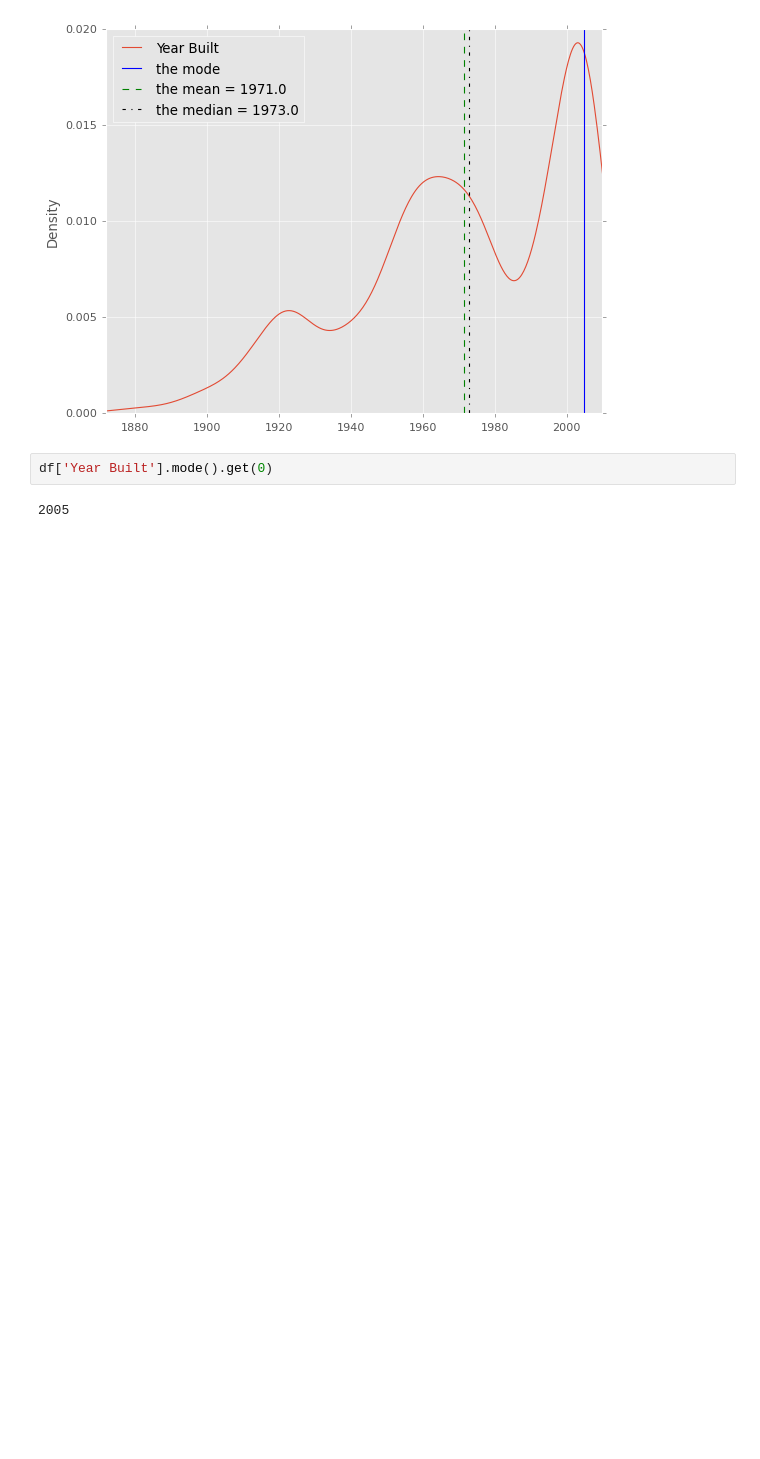
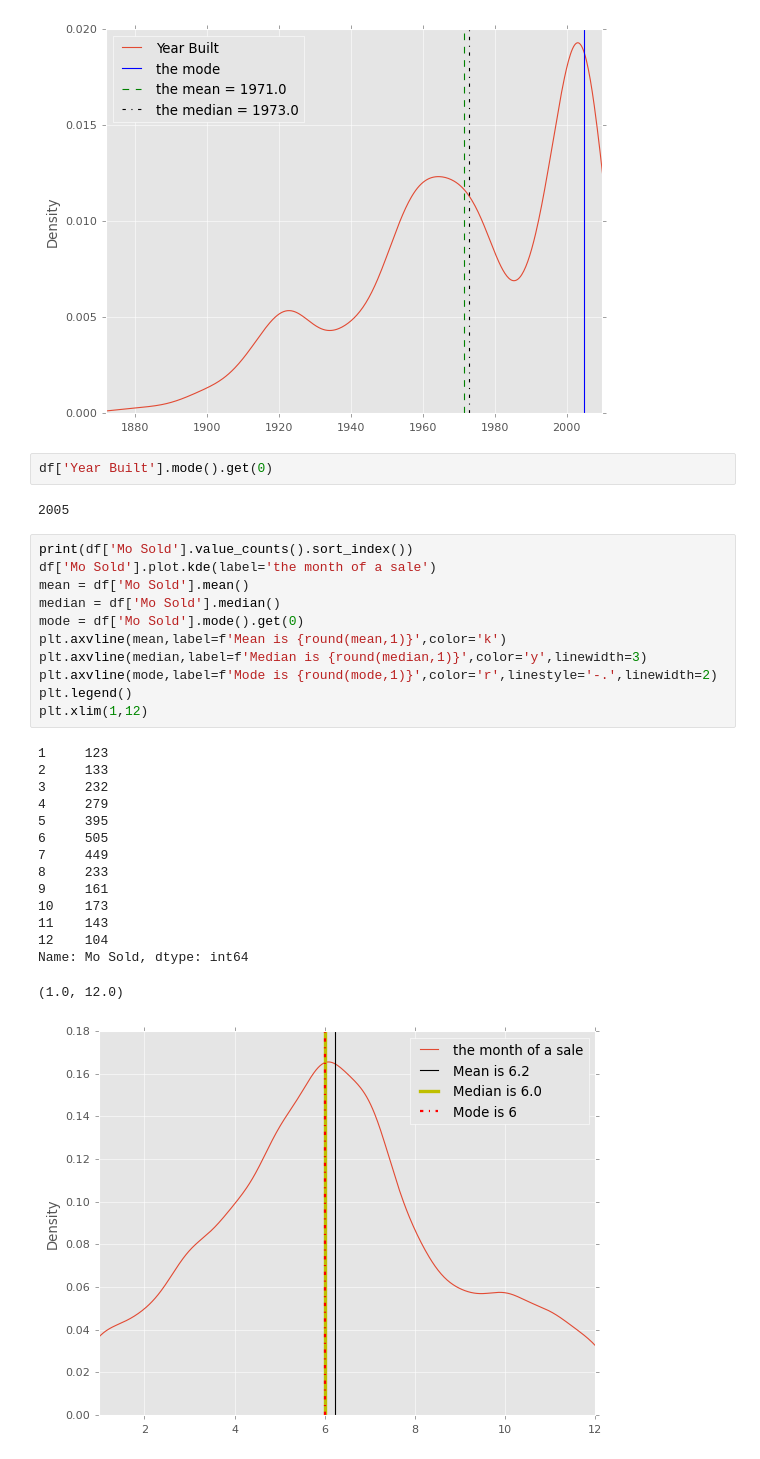
Before and after one commit to tongNJ/Dataquest-Online-Courses-2022, a Jupyter notebook: Statistics Intermediate - Averages and Variability.ipynb, the cells around one changed output. Drawn from its saved outputs; the diff is of its cells as text; blank space fills up the shorter version.

```diff
--- a/Statistics Intermediate - Averages and Variability.ipynb
+++ b/Statistics Intermediate - Averages and Variability.ipynb
@@ -437,3 +437,30 @@ plt.legend(loc='upper left')
 df['Year Built'].mode().get(0)
 # %% [output]
 2005
+# %%
+print(df['Mo Sold'].value_counts().sort_index())
+df['Mo Sold'].plot.kde(label='the month of a sale')
+mean = df['Mo Sold'].mean()
+median = df['Mo Sold'].median()
+mode = df['Mo Sold'].mode().get(0)
+plt.axvline(mean,label=f'Mean is {round(mean,1)}',color='k')
+plt.axvline(median,label=f'Median is {round(median,1)}',color='y',linewidth=3)
+plt.axvline(mode,label=f'Mode is {round(mode,1)}',color='r',linestyle='-.',linewidth=2)
+plt.legend()
+plt.xlim(1,12)
+# %% [output]
+1     123
+2     133
+3     232
+4     279
+5     395
+6     505
+7     449
+8     233
+9     161
+10    173
+11    143
+12    104
+Name: Mo Sold, dtype: int64
+(1.0, 12.0)
+[figure, added]
```
Also changed, not shown: parts of 8 cells of this notebook, 2 other files.
